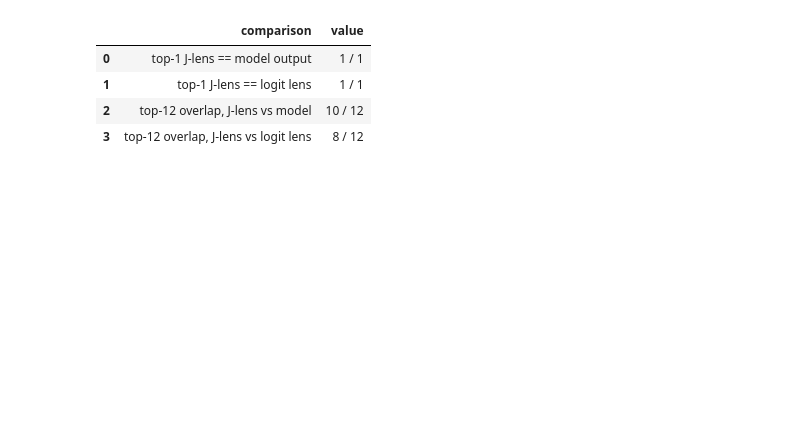
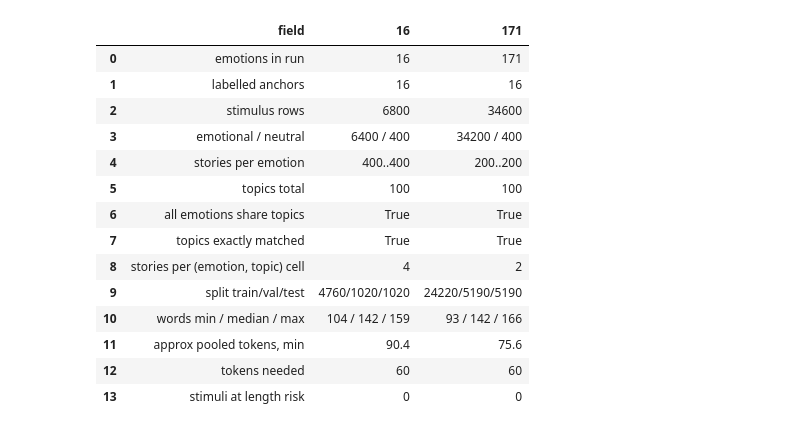
Before and after one commit to tristan-day-research/emotion_vector_perspectives, a Jupyter notebook: analysis/results_notebook.ipynb, the cells around one changed output. Cells and saved outputs as stored; diff of their text form; code cells hidden in the pictures; blank space fills up the shorter version.

```diff
--- a/analysis/results_notebook.ipynb
+++ b/analysis/results_notebook.ipynb
@@ -476,65 +193,3 @@ with guard("Phase 0 GATE A"):
 # %%
-display(Markdown("### 1. Phase 0 -- GATE B"))
-
-with guard("Phase 0 GATE B"):
-    p0 = jload("16", "phase0_gate.json")
-    if p0 is None:
-        emit("> Phase 0 produced no artefact; GATE B cannot be shown.")
-    else:
-        gb = p0["gate_b"]
-        dist = {int(k): float(v) for k, v in gb["identity_distances"].items()}
-        blocks = sorted(dist)
-        vals = np.array([dist[b] for b in blocks])
-        lo, hi = dist[blocks[0]], dist[blocks[-1]]
-        peak_i = int(np.argmax(vals))
-
-        fig, ax = plt.subplots()
-        ax.plot(blocks, vals, color=plotting.SERIES[0], linewidth=1.8)
-        for x, y, text, (dx, dy), ha in [
-            (blocks[0], lo, f"block {blocks[0]}: {lo:.3f}", (7, 8), "left"),
-            (blocks[peak_i], vals[peak_i],
-             f"peak, block {blocks[peak_i]}: {vals[peak_i]:.3f}", (-8, 4), "right"),
-            (blocks[-1], hi, f"block {blocks[-1]}: {hi:.3f}", (-6, -14), "right"),
-        ]:
-            ax.plot([x], [y], marker="o", color=plotting.SERIES[0], markersize=5,
-                    markeredgecolor=plotting.SURFACE, markeredgewidth=1.2, zorder=5)
-            ax.annotate(text, xy=(x, y), xytext=(dx, dy), textcoords="offset points",
-                        fontsize=8.5, color=plotting.INK_SECONDARY, ha=ha)
-        ax.axhline(0.0, color=plotting.BASELINE, linewidth=0.8, zorder=0)
-        plotting.finish(
-            fig, ax,
-            "GATE B: the transport approaches the identity at the top of the stack",
-            "block", r"$\|J - I\|_F\ /\ \|I\|_F$",
-            subtitle=(f"qwen3-32b_pca-jlens; falls {lo:.3f} -> {hi:.3f} across blocks "
-                      f"{blocks[0]}-{blocks[-1]}, non-monotonically"),
-            integer_x=True,
-        )
-        emit_fig(fig, "phase0_gate_b_identity.png",
-                 "GATE B: ||J - I||_F / ||I||_F against block (16-emotion run)")
-
-        ag = gb["agreement"]
-        agree_tbl = pd.DataFrame([
-            {"comparison": "top-1 J-lens == model output", "value": f"{ag['top1_jlens_equals_model']} / 1"},
-            {"comparison": "top-1 J-lens == logit lens", "value": f"{ag['top1_jlens_equals_logitlens']} / 1"},
-            {"comparison": "top-12 overlap, J-lens vs model", "value": f"{ag['top12_overlap_jlens_model']} / 12"},
-            {"comparison": "top-12 overlap, J-lens vs logit lens", "value": f"{ag['top12_overlap_jlens_logitlens']} / 12"},
-        ])
-        emit_table(agree_tbl, f"GATE B -- agreement at block {gb['top_block']} (probe: `{gb['probe']}`)")
-
-        emit(
-            f"**Reading.** The distance falls from **{lo:.3f}** at block {blocks[0]} to "
-            f"**{hi:.3f}** at block {blocks[-1]}, which is the expected direction — the highest "
-            f"fitted block transports across one residual block, so `J` should be near identity. "
-            f"The fall is **not monotone**: it rises to **{vals[peak_i]:.3f}** at block "
-            f"{blocks[peak_i]} before descending. The gate only records `falls_with_depth` as an "
-            f"endpoint comparison, so the mid-stack hump is visible in the figure and nowhere in "
-            f"the JSON.\n\n"
-            f"At the top block the J-lens agrees with the model on the top-1 token and with the "
-            f"plain logit lens on the top-1 token, and overlaps them on "
-            f"{ag['top12_overlap_jlens_model']}/12 and {ag['top12_overlap_jlens_logitlens']}/12 of "
-            f"the top-12. GATE B passes.\n\n"
-            f"**Caveat carried forward:** the y-axis of this figure is magnitude-sensitive and the "
-            f"lens divisor is unconfirmed (section 0). The *shape* of the curve is scale-free; the "
-            f"absolute values are scaled by an unknown constant if `n_done` is wrong."
-        )
+S.phase1()
 # %% [output]
@@ -545,5 +199,15 @@ with guard("Phase 0 GATE B"):
-|  | comparison | value |
-| 0 | top-1 J-lens == model output | 1 / 1 |
-| 1 | top-1 J-lens == logit lens | 1 / 1 |
-| 2 | top-12 overlap, J-lens vs model | 10 / 12 |
-| 3 | top-12 overlap, J-lens vs logit lens | 8 / 12 |
+|  | field | 16 | 171 |
+| 0 | emotions in run | 16 | 171 |
+| 1 | labelled anchors | 16 | 16 |
+| 2 | stimulus rows | 6800 | 34600 |
+| 3 | emotional / neutral | 6400 / 400 | 34200 / 400 |
+| 4 | stories per emotion | 400..400 | 200..200 |
+| 5 | topics total | 100 | 100 |
+| 6 | all emotions share topics | True | True |
+| 7 | topics exactly matched | True | True |
+| 8 | stories per (emotion, topic) cell | 4 | 2 |
+| 9 | split train/val/test | 4760/1020/1020 | 24220/5190/5190 |
+| 10 | words min / median / max | 104 / 142 / 159 | 93 / 142 / 166 |
+| 11 | approx pooled tokens, min | 90.4 | 75.6 |
+| 12 | tokens needed | 60 | 60 |
+| 13 | stimuli at length risk | 0 | 0 |
```
Also changed, not shown: parts of 51 cells of this notebook, 40 other files.
